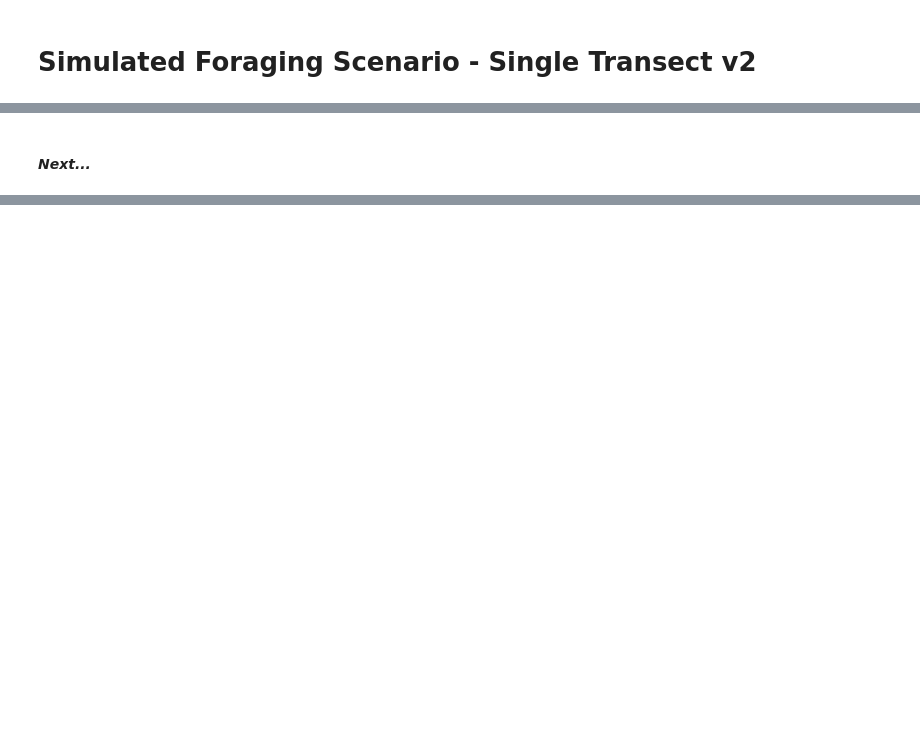
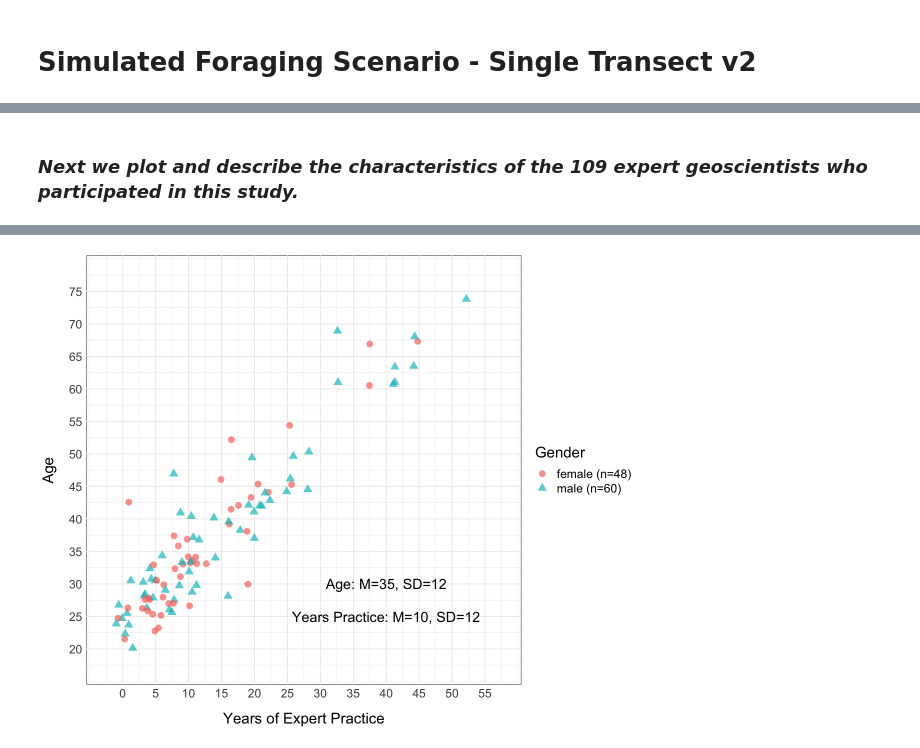
Before and after one commit to cristinagwilson/data-foraging-in-human-robot-teams, a Jupyter notebook: Simulated Scenario/TransectScenario.ipynb, the cells around one changed output, grey strips where cells are left out. Drawn from its saved outputs; the diff is of its cells as text; code cells hidden in the pictures; blank space fills up the shorter version.

```diff
--- a/Simulated Scenario/TransectScenario.ipynb
+++ b/Simulated Scenario/TransectScenario.ipynb
@@ -51,9 +72,10 @@ IDlength <- length(ID.list)
 
 # create data frames to read to
 DataRaw <- data.frame(ID = character(IDlength),
+                      Version = character(IDlength),
                       Conclusion = character(IDlength),
                       ConclusionConfidence = character(IDlength),
-                      ConclusionACC = integer(IDlength),
+                      ConclusionACC = character(IDlength),
                       MagicNumber.SelfReport = integer(IDlength),
                       EqualSpacing.SelfReport = integer(IDlength),
                       SupportingPlot.33dataACC = integer(IDlength),
@@ -69,7 +91,7 @@ DataRaw <- data.frame(ID = character(IDlength),
                       stringsAsFactors=FALSE)
 
 tempRaw.1 <- data.frame(ID = character(IDlength1),
-                        Version = integer(IDlength1),
+                        Iteration = integer(IDlength1),
                         Familiar = integer(IDlength1),
                         YearsPractice = integer(IDlength1),
                         AcademicPosition = character(IDlength1),
@@ -78,7 +100,7 @@ tempRaw.1 <- data.frame(ID = character(IDlength1),
                         stringsAsFactors=FALSE)
 
 tempRaw.2 <- data.frame(ID = character(IDlength2),
-                        Version = integer(IDlength2),
+                        Iteration = integer(IDlength2),
                         Bachelors = integer(IDlength2),
                         YearsUG = character(IDlength2),
                         MajorUG = character(IDlength2),
@@ -97,12 +119,12 @@ DataQual <- data.frame(ID = character(IDlength),
                        stringsAsFactors=FALSE)
 
 tempQual.1 <- data.frame(ID = character(IDlength1),
-                         Version = integer(IDlength1),
+                         Iteration = integer(IDlength1),
                          How.Familiar = character(IDlength1),
                          stringsAsFactors=FALSE)
 
 tempQual.2 <- data.frame(ID = character(IDlength2),
-                         Version = integer(IDlength2),
+                         Iteration = integer(IDlength2),
                          How.Familiar = character(IDlength2),
                          stringsAsFactors=FALSE)
 # %%
@@ -228,2 +267,26 @@ fwrite(QualFinal, file="DataQual.csv")
-# %% [markdown]
-#### *Next...*
+# %% [markdown]
+### *Next we plot and describe the characteristics of the 109 expert geoscientists who participated in this study.*
+# %%
+# set plot size
+options(repr.plot.width=10, repr.plot.height=8)
+
+# filter out undergraduates and create new list length that reflects number of experts
+DataFinal <- filter(DataFinal, Bachelors == 1)
+IDlength.expert <- dim(DataFinal)[1]
+
+# Age x YearsPractice x Gender Plot
+filter (DataFinal, Gender != "") %>%
+ggplot(DataFinal, mapping = aes(x=YearsPractice, y=Age, color=Gender, shape=Gender)) +
+    geom_point (size = 3.5, alpha = 0.7, position = position_jitter(width = 2.5, height = 2.5)) +
+    scale_x_continuous (name = "Years of Expert Practice", breaks = seq(0, 55, 5), limits=c(-2.5, 57.5)) +
+    scale_y_continuous (breaks = seq(20, 75, 5), limits=c(17.5, 77.5)) +
+    scale_color_discrete (labels = c("female (n=48)", "male (n=60)")) +
+    scale_shape_discrete (labels = c("female (n=48)", "male (n=60)")) +
+    theme_minimal() +
+    theme (text=element_text(size=18),
+         legend.position = "right",
+         axis.title.y = element_text(margin = margin(t = 0, r = 15, b = 0, l = 0)),
+         axis.title.x = element_text(margin = margin(t = 15, r = 0, b = 0, l = 0)),
+         panel.background = element_rect(fill = NA, color = "black")) +
+    annotate("text", x=40, y=c(30,25), size = 6, label=c("Age: M=35, SD=12", "Years Practice: M=10, SD=12"))
+# %% [output]
@@ -229,0 +295 @@ fwrite(QualFinal, file="DataQual.csv")
+[figure, added]
```
Also changed, not shown: parts of 13 cells of this notebook, 6 other files.
